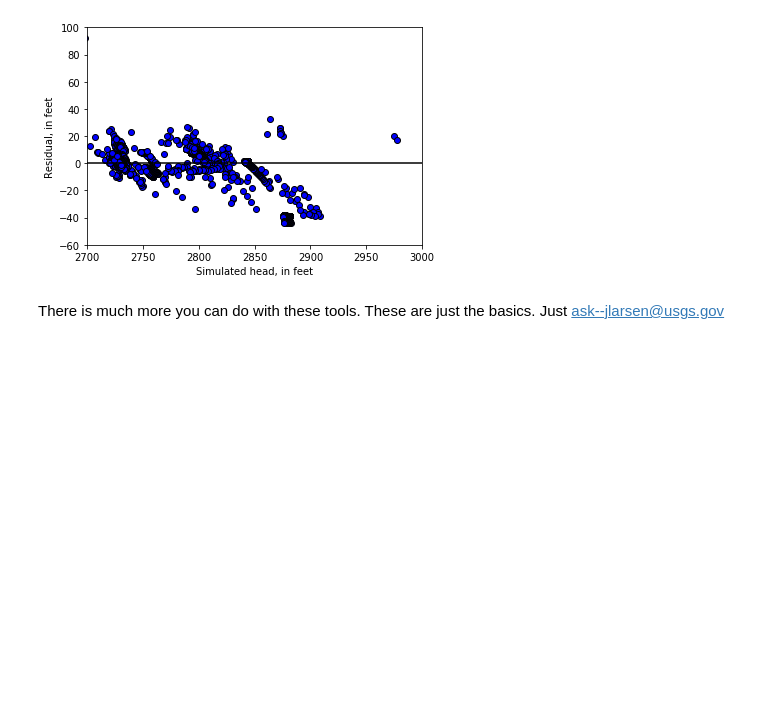
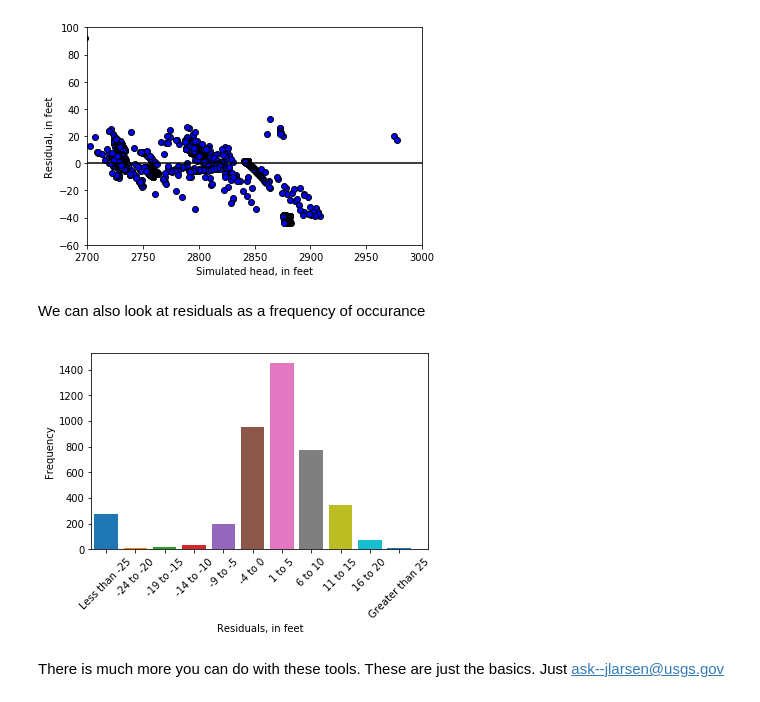
Before and after one commit to jlarsen-usgs/HydrographTools, a Jupyter notebook: graphs.ipynb, the cells around one changed output. Saved outputs shown, nothing was run; the diff lists cells and outputs as text; code cells hidden in the pictures; blank space fills up the shorter version.

Commit message:
Added a histogram based approach to view residuals in the output processing module.
Updated the ipython notebook to show these changes

```diff
--- a/graphs.ipynb
+++ b/graphs.ipynb
@@ -91,5 +91,13 @@ plt.ylabel("Residual, in feet")
 plt.show()
 # %% [output]
 [figure]
+# %% [markdown]
+We can also look at residuals as a frequency of occurance
+# %%
+hobs.plot_simulated_vs_residual(filter=filter, histogram=True)
+plt.xlabel("Residuals, in feet")
+plt.show()
+# %% [output]
+[figure, added]
 # %% [markdown]
 There is much more you can do with these tools. These are just the basics. Just ask--jlarsen@usgs.gov
```
Also changed, not shown: 2 other files.
